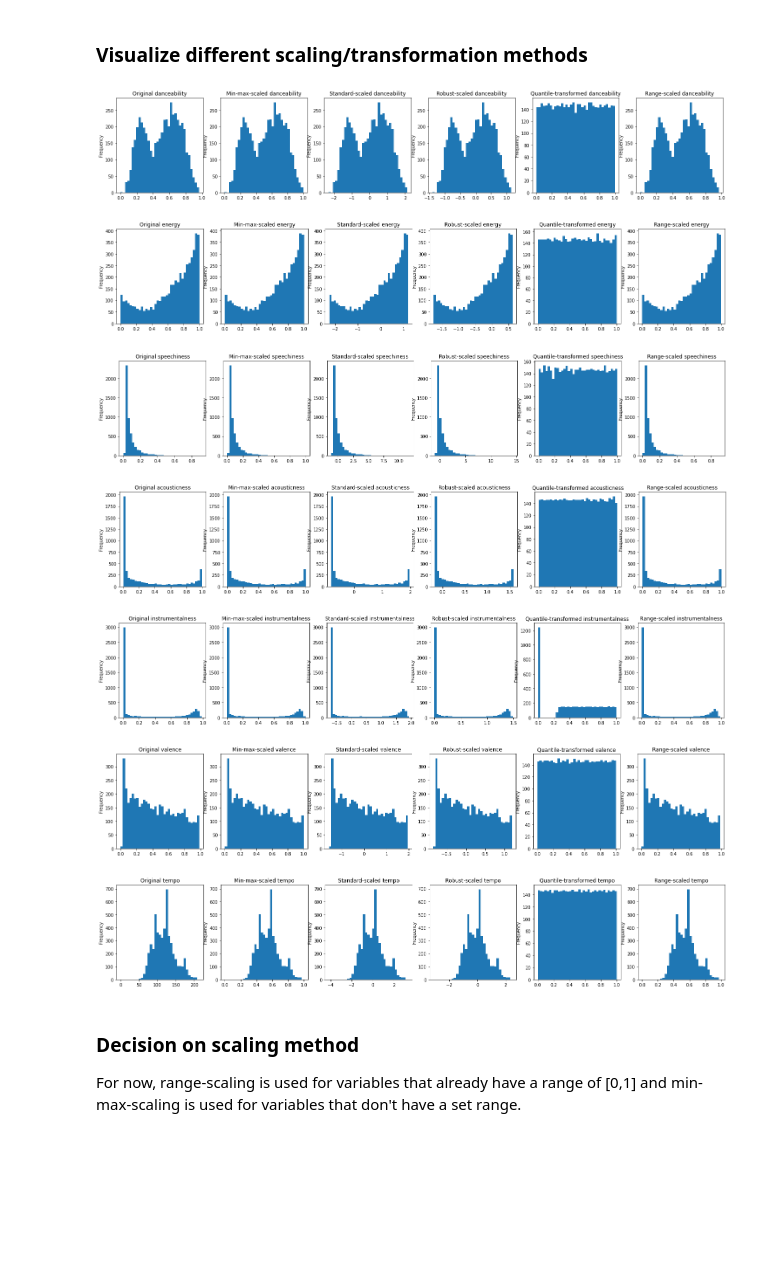
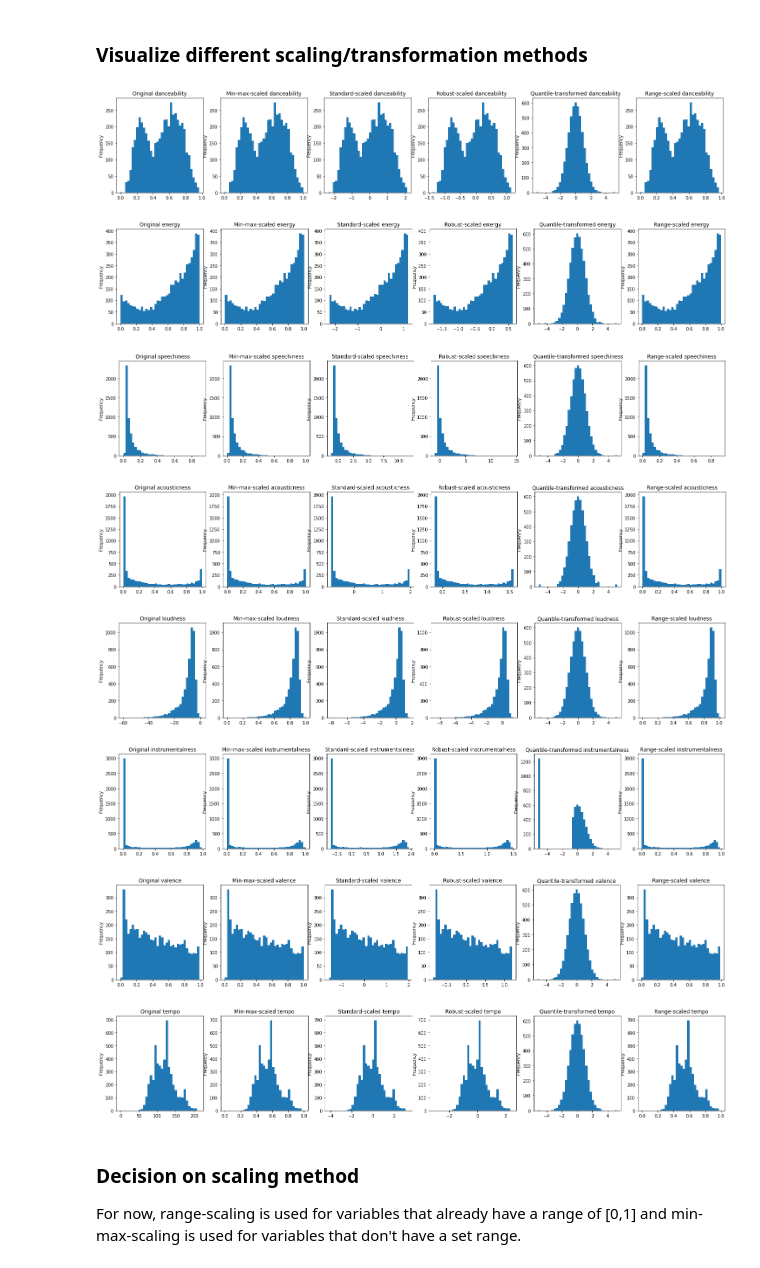
Before and after one commit to tobiasaurer/machine-learning-music, a Jupyter notebook: moosic.ipynb, the cells around one changed output. Saved outputs shown, nothing was run; the diff lists cells and outputs as text; code cells hidden in the pictures; blank space fills up the shorter version.

```diff
--- a/moosic.ipynb
+++ b/moosic.ipynb
@@ -16,22 +19,0 @@ from sklearn.cluster import KMeans
-# %%
-# import data
-audio_features = pd.read_csv('data/df_audio_features_10.csv')
-
-# choose columns to include in the model
-relevant_cols = ['danceability', 'energy', 'loudness', 'speechiness', 'instrumentalness', 'liveness', 'valence', 'tempo']
-features_only = audio_features[relevant_cols]
-
-# initialize transformer to scale data to [0, 1]
-min_max_scaler = MinMaxScaler(feature_range= (0, 1))
-min_max_scaler.fit(features_only)
-features_only_scaled = min_max_scaler.transform(features_only)
-
-features_only_scaled = pd.DataFrame(features_only_scaled,
-                                    index= audio_features.song_name,
-                                    columns= features_only.columns)
-
-# compute pairwise distances between songs
-euclidian_distances = pd.DataFrame(pairwise_distances(features_only_scaled), index= audio_features.song_name, columns= audio_features.song_name)
-
-# visualize pairwise distances in heatmap
-sns.heatmap(euclidian_distances);
@@ -56,9 +38,9 @@ Index(['name', 'artist', 'danceability', 'energy', 'key', 'loudness', 'mode',
 # %%
 # choose columns to include in the model (removed = key, mode, type, duration_ms, liveness, loudness)
-cols = ['danceability', 'energy', 'speechiness', 'acousticness',
-        'instrumentalness', 'valence', 'tempo']
+features = ['danceability', 'energy', 'speechiness', 'acousticness',
+        'loudness', 'instrumentalness', 'valence', 'tempo']
 
-features_only = features_big[cols]
+features_only = features_big[features]
 # %% [markdown]
 ## Exploration of different scaling methods (big dataset)
 # %% [markdown]
@@ -133,7 +115,7 @@ robust_scaled = pd.DataFrame(features_only_robust_scaled,
 ### Quantile Transforming
 # %%
 # initialize transformer to transform data to uniform distribution
-quantile_transformer = QuantileTransformer()
+quantile_transformer = QuantileTransformer(output_distribution='normal')
 quantile_transformer.fit(features_only)
 features_only_quantile_transformed = quantile_transformer.transform(features_only)
 
@@ -145,7 +127,7 @@ quantile_transformed = pd.DataFrame(features_only_quantile_transformed,
 # %%
 # loop through each relevant column to compare distributions
 
-for var in cols:
+for var in features:
     plt.figure(figsize=(25, 4))
 
     # plot original data
@@ -154,40 +136,41 @@ for var in cols:
     plt.title(f"Original {var}")
 
     # plot min-max scaled data
     plt.subplot(1, 6, 2)
     min_max_scaled[var].plot.hist(bins=35)
     plt.title(f"Min-max-scaled {var}")
 
     # plot standard scaled data
     plt.subplot(1, 6, 3)
     standard_scaled[var].plot.hist(bins=35)
     plt.title(f"Standard-scaled {var}")
 
     # plot robust scaled data
     plt.subplot(1, 6, 4)
     robust_scaled[var].plot.hist(bins=35)
     plt.title(f"Robust-scaled {var}")
 
     # plot quantile transformed data
     plt.subplot(1, 6, 5)
     quantile_transformed[var].plot.hist(bins=35)
     plt.title(f"Quantile-transformed {var}")
 
      # plot range-scaled data
     plt.subplot(1, 6, 6)
     range_scaled[var].plot.hist(bins=35)
     plt.title(f"Range-scaled {var}")
 
     # show all plots
     plt.show()
 # %% [output]
-[figure, old version]
+[figure, new version]
-[figure, old version]
+[figure, new version]
-[figure, old version]
+[figure, new version]
-[figure, old version]
+[figure, new version]
-[figure, old version]
+[figure, new version]
-[figure, old version]
+[figure, new version]
-[figure, old version]
+[figure, new version]
+[figure, added]
 # %% [markdown]
 ### Decision on scaling method
 
```
Also changed, not shown: parts of 26 cells of this notebook.
